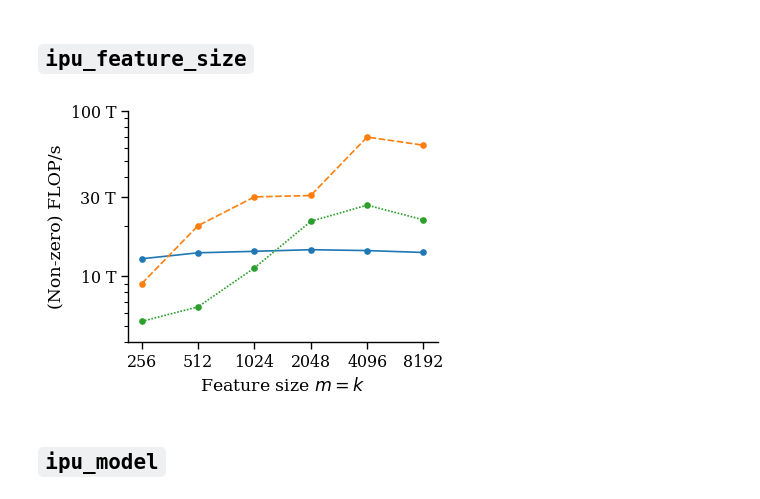
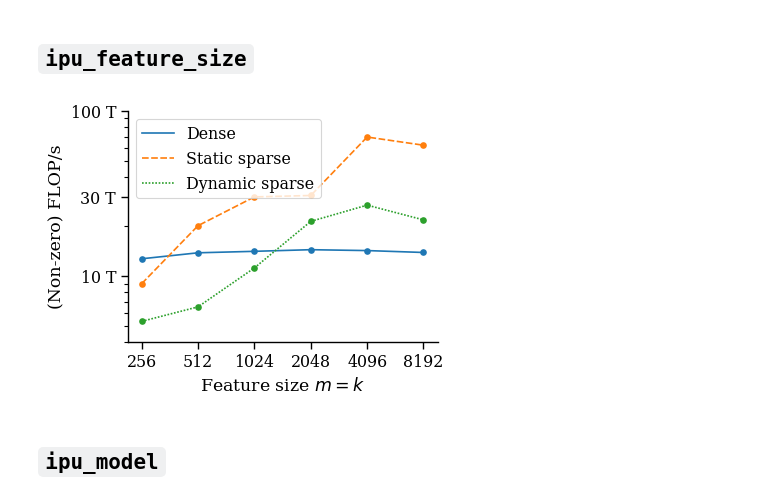
Before and after one commit to graphcore-research/sparsity-benchmarks, a Jupyter notebook: analysis/Analysis.ipynb, the cells around one changed output. Drawn from its saved outputs; the diff is of its cells as text; code cells hidden in the pictures.

```diff
--- a/analysis/Analysis.ipynb
+++ b/analysis/Analysis.ipynb
@@ -120,10 +121,10 @@ d = (dfm
      lambda s: dict(dense="Dense", static_sparse="Static sparse", dynamic_sparse="Dynamic sparse")[s.method] +
      (f", $b={s.block_size:.0f}$" if s.method != "dense" else ""),
      axis=1)))
- .rename(columns=dict(density="Density (Sparsity \%)", flop_rate="(Non-zero) FLOP/s"))
+ .rename(columns=dict(density=f"Density (Sparsity {pct})", flop_rate="(Non-zero) FLOP/s"))
 )
 plt.figure(figsize=(5, 3.5))
-g = sns.lineplot(data=d, y="(Non-zero) FLOP/s", x="Density (Sparsity \%)",
+g = sns.lineplot(data=d, y="(Non-zero) FLOP/s", x=f"Density (Sparsity {pct})",
                  hue="name", hue_order=["Dense", "Static sparse, $b=1$", "Static sparse, $b=16$", "Dynamic sparse, $b=1$", "Dynamic sparse, $b=16$"],
                  style="name", style_order=["Dense", "Static sparse, $b=1$", "Static sparse, $b=16$", "Dynamic sparse, $b=1$", "Dynamic sparse, $b=16$"],
                  marker="o", markeredgewidth=0)
@@ -131,7 +132,7 @@ g = sns.lineplot(data=d, y="(Non-zero) FLOP/s", x="Density (Sparsity \%)",
 g.axes.invert_xaxis()
 g.axes.set_xscale("log", base=2)
 g.axes.set_xticks([1/4, 1/8, 1/16, 1/32])
-g.axes.xaxis.set_major_formatter(matplotlib.ticker.FuncFormatter(lambda d, _: f"1/{int(1/d)} ({100*(1-d):.0f}\%)"))
+g.axes.xaxis.set_major_formatter(matplotlib.ticker.FuncFormatter(lambda d, _: f"1/{int(1/d)} ({100*(1-d):.0f}{pct})"))
 
 g.axes.set_yscale("log", base=10)
 g.axes.set_ylim(3e11, 1e14)
@@ -160,10 +161,10 @@ d = (dfm
      lambda s: dict(dense="Dense", csr_sparse="CSR sparse, $b=1$", bsr_sparse="BSR sparse, $b=16$")[s.method] +
      f", {s.type}",
      axis=1)))
- .rename(columns=dict(density="Density (Sparsity \%)", flop_rate="(Non-zero) FLOP/s"))
+ .rename(columns=dict(density=f"Density (Sparsity {pct})", flop_rate="(Non-zero) FLOP/s"))
 )
 plt.figure(figsize=(5, 3.5))
-g = sns.lineplot(data=d, y="(Non-zero) FLOP/s", x="Density (Sparsity \%)",
+g = sns.lineplot(data=d, y="(Non-zero) FLOP/s", x=f"Density (Sparsity {pct})",
                  hue="name", hue_order=["Dense, FP16", "Dense, FP32", "CSR sparse, $b=1$, FP16*", "CSR sparse, $b=1$, FP32", "BSR sparse, $b=16$, FP32"],
                  style="name", style_order=["Dense, FP16", "Dense, FP32", "CSR sparse, $b=1$, FP16*", "CSR sparse, $b=1$, FP32", "BSR sparse, $b=16$, FP32"],
                  marker="o", markeredgewidth=0)
@@ -171,7 +172,7 @@ g = sns.lineplot(data=d, y="(Non-zero) FLOP/s", x="Density (Sparsity \%)",
 g.axes.invert_xaxis()
 g.axes.set_xscale("log", base=2)
 g.axes.set_xticks([1/4, 1/8, 1/16, 1/32])
-g.axes.xaxis.set_major_formatter(matplotlib.ticker.FuncFormatter(lambda d, _: f"1/{int(1/d)} ({100*(1-d):.0f}\%)"))
+g.axes.xaxis.set_major_formatter(matplotlib.ticker.FuncFormatter(lambda d, _: f"1/{int(1/d)} ({100*(1-d):.0f}{pct})"))
 
 g.axes.set_yscale("log", base=10)
 g.axes.set_ylim(3e11, 1e14)
@@ -223,36 +223,36 @@ save("ipu_block_size");
 d = (dfm
  .pipe(add_dense_as_sparse)
  .pipe(lambda d: d[d.device == "IPU"])
  .pipe(lambda d: d[d.m == d.k])
  .pipe(lambda d: d[d.density == 1/16])
  .pipe(lambda d: d[d.m.apply(lambda x: round(2**(round(np.log2(x)))) == x)])
  .pipe(lambda d: d[d.type == "FP16"])
  .pipe(lambda d: d[d.block_size == 16])
  # Labelling
  .pipe(lambda d: d.assign(method=d.method.apply(
      dict(dense="Dense", static_sparse="Static sparse", dynamic_sparse="Dynamic sparse").__getitem__)))
  .rename(columns=dict(m="Feature size $m=k$", flop_rate="(Non-zero) FLOP/s", block_size="Block size"))
 )
 plt.figure(figsize=(4, 3))
 g = sns.lineplot(data=d, y="(Non-zero) FLOP/s", x="Feature size $m=k$",
                  hue="method", hue_order=["Dense", "Static sparse", "Dynamic sparse"],
                  style="method", style_order=["Dense", "Static sparse", "Dynamic sparse"],
                  marker="o", markeredgewidth=0)
 
 g.axes.set_xscale("log", base=2)
 g.axes.set_xticks([256, 512, 1024, 2048, 4096, 8192])
 g.axes.xaxis.set_major_formatter(matplotlib.ticker.StrMethodFormatter("{x:.0f}"))
 
 g.axes.set_yscale("log", base=10)
 g.axes.yaxis.set_major_formatter(matplotlib.ticker.EngFormatter())
 g.axes.set_ylim(4e12, 1e14)
 g.axes.set_yticks([1e13, 3e13, 1e14])
-# g.legend(loc="center left", bbox_to_anchor=(1, 0.5))
-g.legend_.remove()
+g.legend(loc="upper left")
+# g.legend_.remove()
 sns.despine()
 save("ipu_feature_size");
 # %% [output]
-[figure, old version]
+[figure, new version]
 # %% [markdown]
 ## `ipu_model`
 # %%
```
Also changed, not shown: parts of 4 cells of this notebook.
